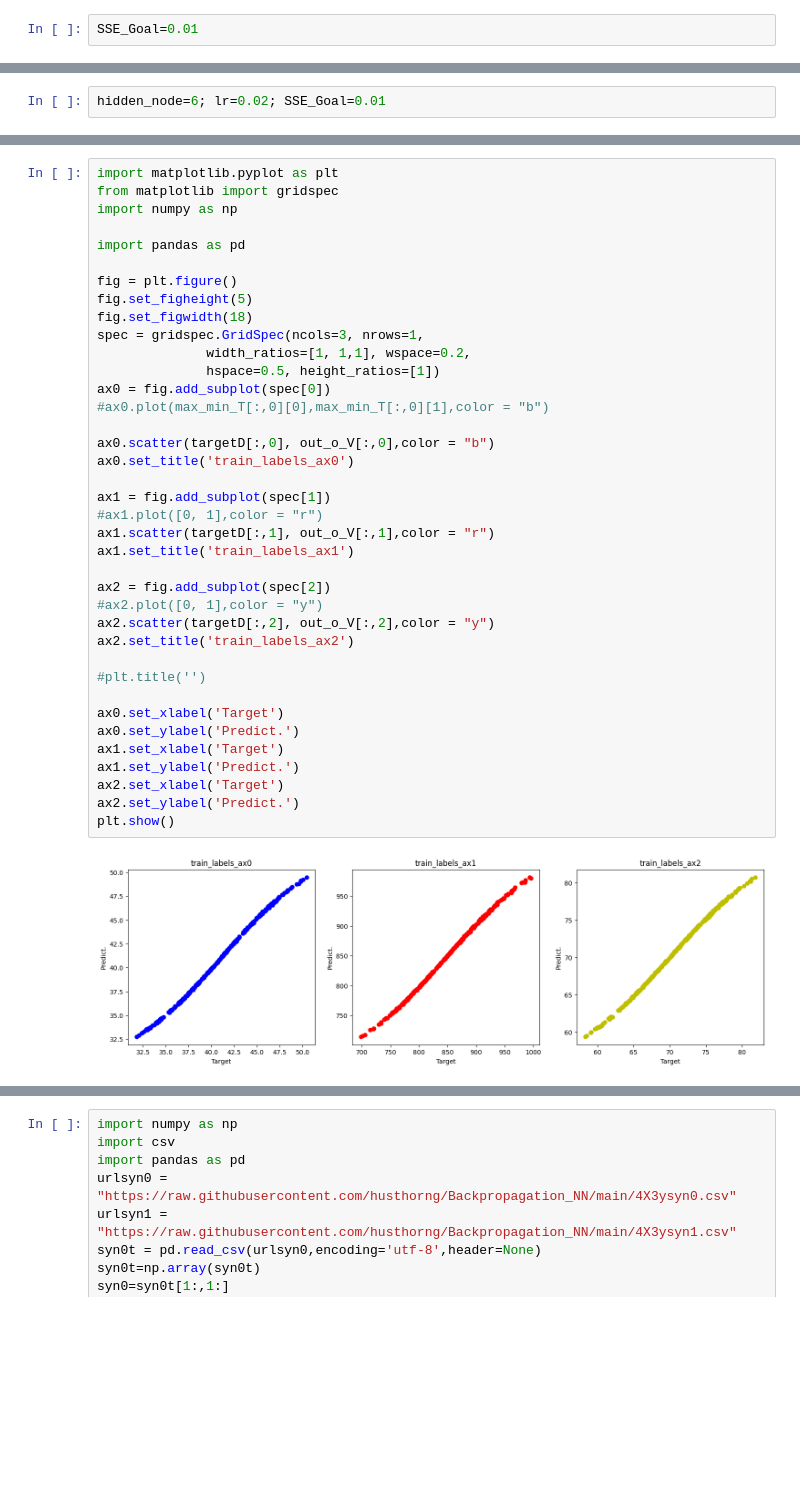
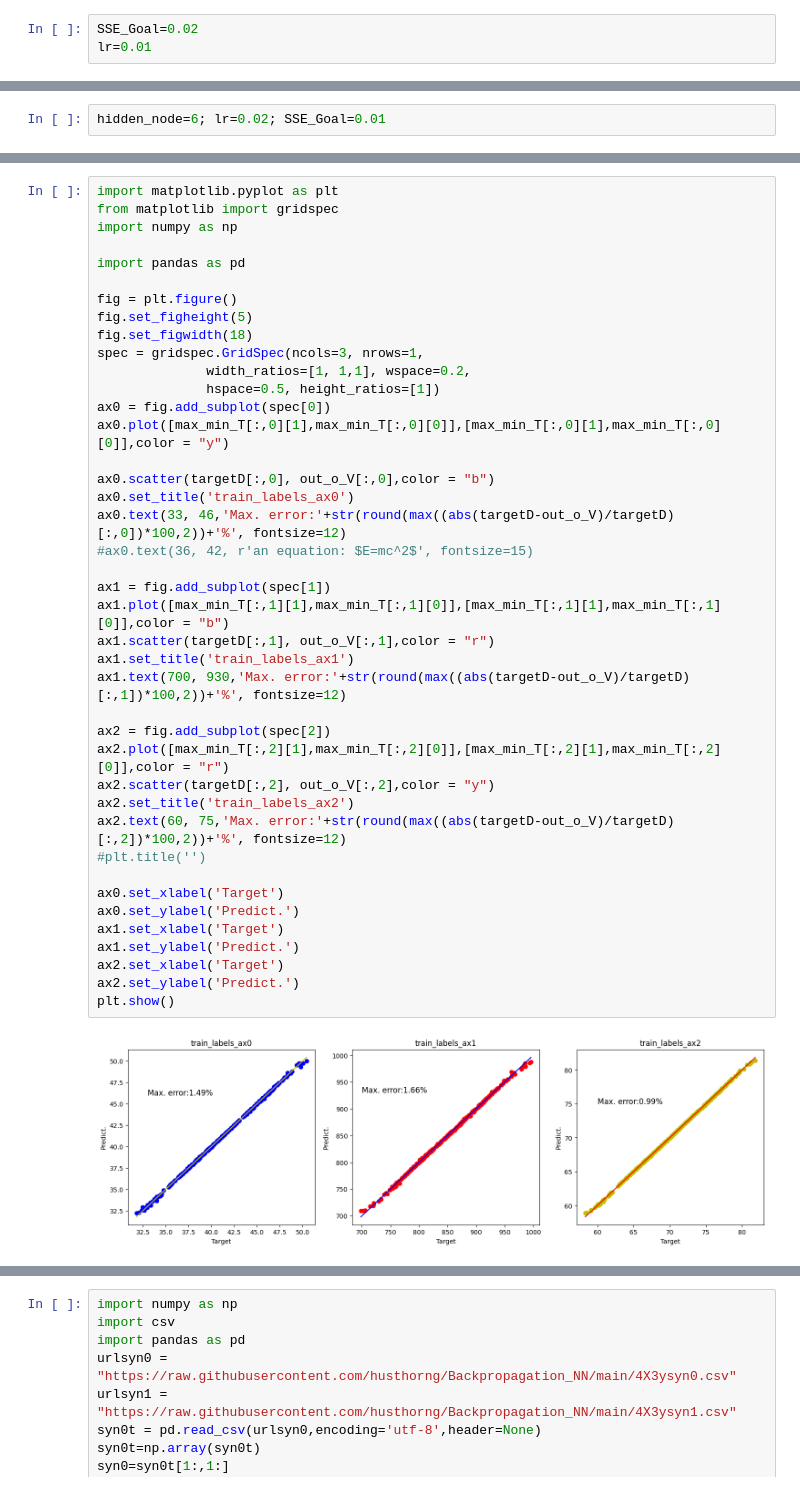
Before and after one commit to husthorng/hello-world, a Jupyter notebook: backpropagation_4x3y_NQ_1.ipynb, the cells around one changed output, grey strips where cells are left out. Cells and saved outputs as stored; diff of their text form; blank space fills up the shorter version.

```diff
--- a/backpropagation_4x3y_NQ_1.ipynb
+++ b/backpropagation_4x3y_NQ_1.ipynb
@@ -38,7 +38,8 @@ SSE_Goal=0.05
 
 ur2 ="https://raw.githubusercontent.com/husthorng/Backpropagation_NN/main/data4X3y_NQ.csv"
 # %%
-SSE_Goal=0.01
+SSE_Goal=0.02
+lr=0.01
 # %%
 records = pd.read_csv(ur2,encoding='utf-8')
 Xi1=records.iloc[0:records.shape[0]].values
@@ -195,35 +195,38 @@ import numpy as np
 import pandas as pd
 
 fig = plt.figure()
 fig.set_figheight(5)
 fig.set_figwidth(18)
 spec = gridspec.GridSpec(ncols=3, nrows=1,
               width_ratios=[1, 1,1], wspace=0.2,
               hspace=0.5, height_ratios=[1])
 ax0 = fig.add_subplot(spec[0])
-#ax0.plot(max_min_T[:,0][0],max_min_T[:,0][1],color = "b")
+ax0.plot([max_min_T[:,0][1],max_min_T[:,0][0]],[max_min_T[:,0][1],max_min_T[:,0][0]],color = "y")
 
 ax0.scatter(targetD[:,0], out_o_V[:,0],color = "b")
 ax0.set_title('train_labels_ax0')
+ax0.text(33, 46,'Max. error:'+str(round(max((abs(targetD-out_o_V)/targetD)[:,0])*100,2))+'%', fontsize=12)
+#ax0.text(36, 42, r'an equation: $E=mc^2$', fontsize=15)
 
 ax1 = fig.add_subplot(spec[1])
-#ax1.plot([0, 1],color = "r")
+ax1.plot([max_min_T[:,1][1],max_min_T[:,1][0]],[max_min_T[:,1][1],max_min_T[:,1][0]],color = "b")
 ax1.scatter(targetD[:,1], out_o_V[:,1],color = "r")
 ax1.set_title('train_labels_ax1')
+ax1.text(700, 930,'Max. error:'+str(round(max((abs(targetD-out_o_V)/targetD)[:,1])*100,2))+'%', fontsize=12)
 
 ax2 = fig.add_subplot(spec[2])
-#ax2.plot([0, 1],color = "y")
+ax2.plot([max_min_T[:,2][1],max_min_T[:,2][0]],[max_min_T[:,2][1],max_min_T[:,2][0]],color = "r")
 ax2.scatter(targetD[:,2], out_o_V[:,2],color = "y")
 ax2.set_title('train_labels_ax2')
-
+ax2.text(60, 75,'Max. error:'+str(round(max((abs(targetD-out_o_V)/targetD)[:,2])*100,2))+'%', fontsize=12)
 #plt.title('')
 
 ax0.set_xlabel('Target')
 ax0.set_ylabel('Predict.')
 ax1.set_xlabel('Target')
 ax1.set_ylabel('Predict.')
 ax2.set_xlabel('Target')
 ax2.set_ylabel('Predict.')
 plt.show()
 # %% [output]
-[figure, old version]
+[figure, new version]
```
Also changed, not shown: parts of 12 cells of this notebook.
